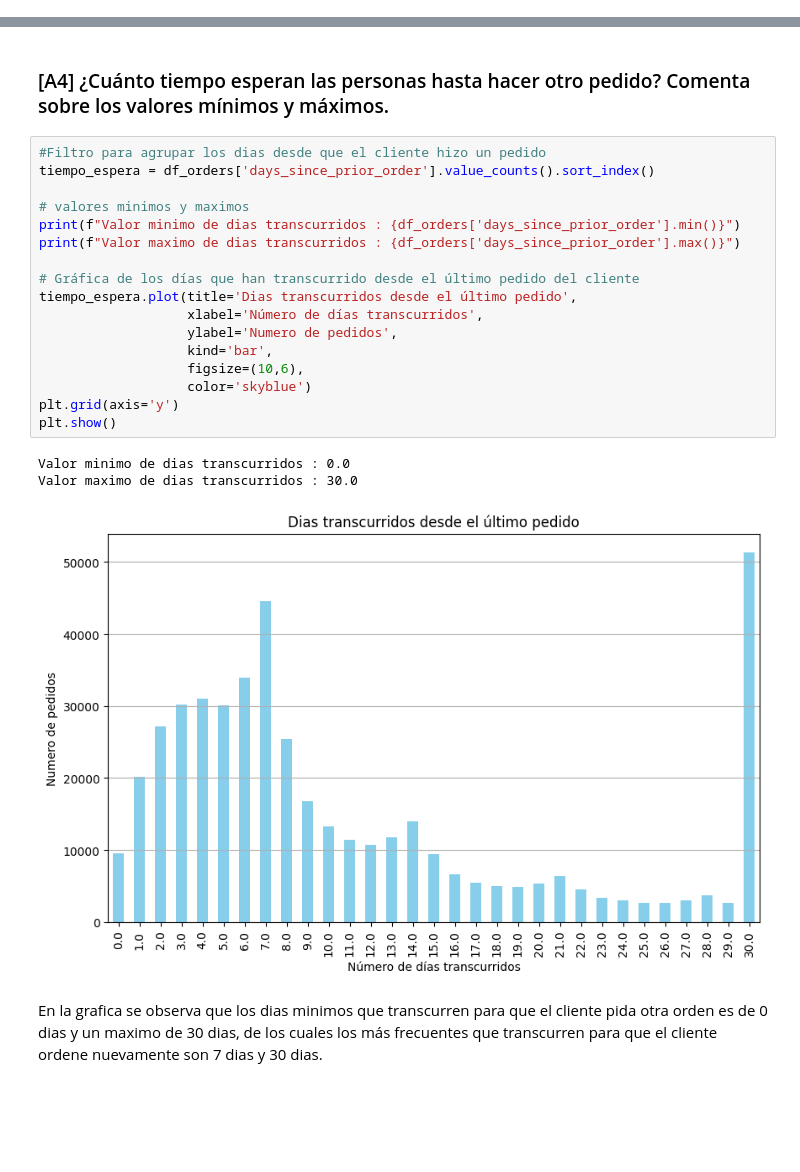
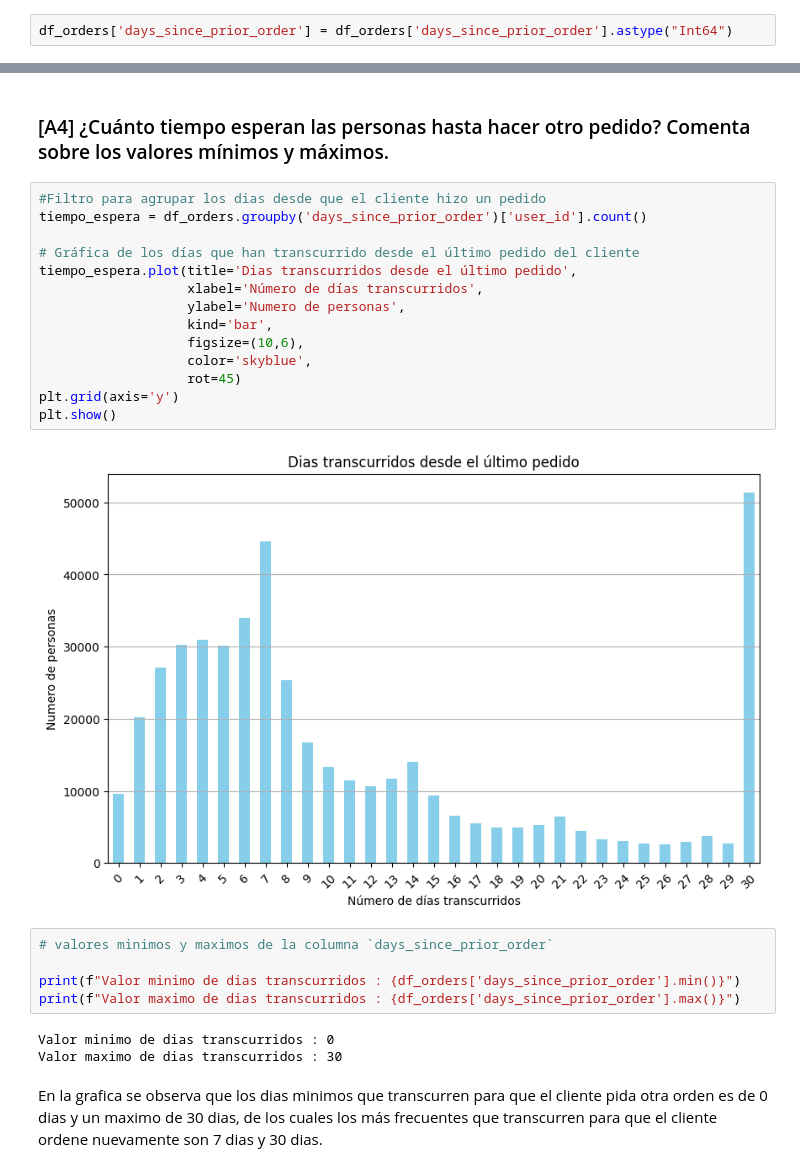
Before and after one commit to Hectorcidps/Portfolio_DA, a Jupyter notebook: Proyecto 2 - Llena ese carrito/Llena ese carrito.ipynb, the cells around one changed output, grey strips where cells are left out. Drawn from its saved outputs; the diff is of its cells as text; blank space fills up the shorter version.

```diff
--- a/Proyecto 2 - Llena ese carrito/Llena ese carrito.ipynb
+++ b/Proyecto 2 - Llena ese carrito/Llena ese carrito.ipynb
@@ -236,3 +217,5 @@ Name: count, Length: 478952, dtype: int64
+# %%
+df_orders['days_since_prior_order'] = df_orders['days_since_prior_order'].astype("Int64")
 # %% [markdown]
 En el DF df_orders existian 15 valores duplicados, con ayuda del método duplicated + sum logre visualizar cuantos valores existían, después aplicando un filtro con el método duplicated visualice los 15 valores los cuales coincidian en el con pedidos hechos el miércoles a las 2 am. posteriormente con el método drop.duplicates y aplicando el inplace=True, elimine estos valores. Por último aplique un filtro en la columna 'order_id' con el método value_counts() para confirmar que han sido eliminados del DF.
 # %% [markdown]
@@ -658,25 +642,28 @@ La gráfica muestra que los días en los que se realizan mayores ordenes son los
 ### [A4] ¿Cuánto tiempo esperan las personas hasta hacer otro pedido? Comenta sobre los valores mínimos y máximos.
 # %%
 #Filtro para agrupar los dias desde que el cliente hizo un pedido
-tiempo_espera = df_orders['days_since_prior_order'].value_counts().sort_index()
-
-# valores minimos y maximos
-print(f"Valor minimo de dias transcurridos : {df_orders['days_since_prior_order'].min()}")
-print(f"Valor maximo de dias transcurridos : {df_orders['days_since_prior_order'].max()}")
+tiempo_espera = df_orders.groupby('days_since_prior_order')['user_id'].count()
 
 # Gráfica de los días que han transcurrido desde el último pedido del cliente
 tiempo_espera.plot(title='Dias transcurridos desde el último pedido',
                    xlabel='Número de días transcurridos',
-                   ylabel='Numero de pedidos',
+                   ylabel='Numero de personas',
                    kind='bar',
                    figsize=(10,6),
-                   color='skyblue')
+                   color='skyblue',
+                   rot=45)
 plt.grid(axis='y')
 plt.show()
 # %% [output]
-Valor minimo de dias transcurridos : 0.0
-Valor maximo de dias transcurridos : 30.0
-[figure, old version]
+[figure, new version]
+# %%
+# valores minimos y maximos de la columna `days_since_prior_order`
+
+print(f"Valor minimo de dias transcurridos : {df_orders['days_since_prior_order'].min()}")
+print(f"Valor maximo de dias transcurridos : {df_orders['days_since_prior_order'].max()}")
+# %% [output]
+Valor minimo de dias transcurridos : 0
+Valor maximo de dias transcurridos : 30
 # %% [markdown]
 En la grafica se observa que los dias minimos que transcurren para que el cliente pida otra orden es de 0 dias y un maximo de 30 dias, de los cuales los más frecuentes que transcurren para que el cliente ordene nuevamente son 7 dias y 30 dias.
 # %% [markdown]
```
Also changed, not shown: parts of 73 cells of this notebook.
